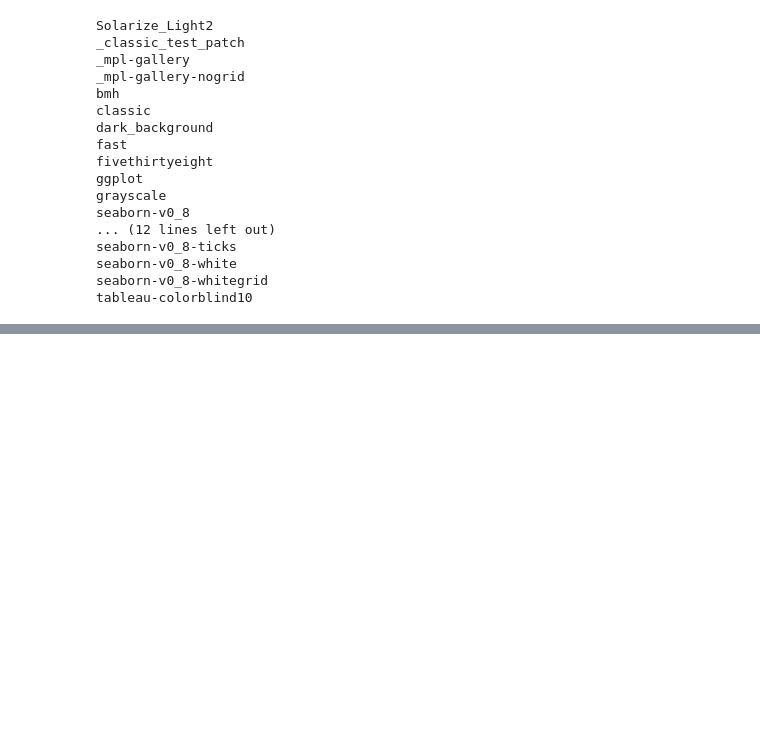
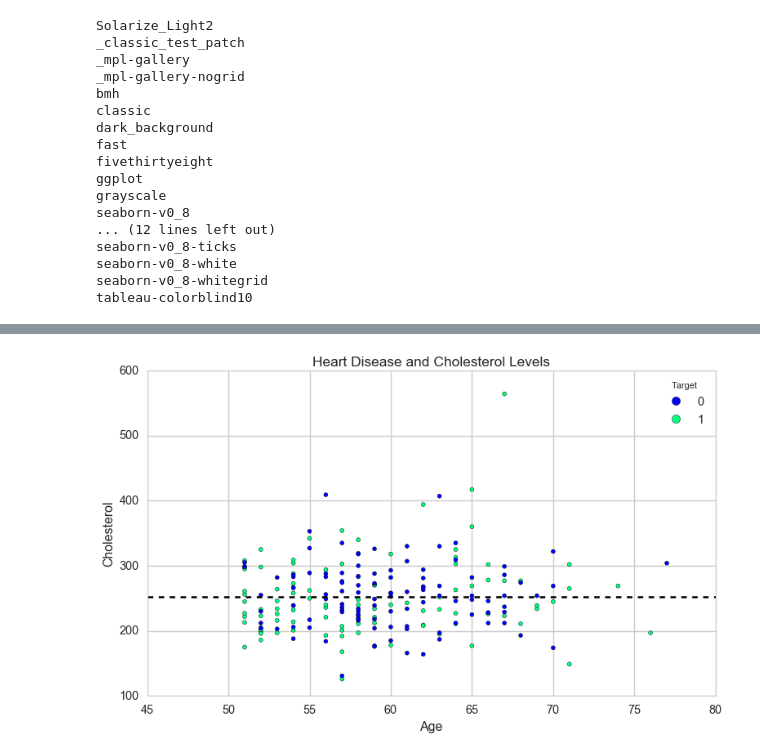
Before and after one commit to AHMAD-KHAIRI/ztm-ml-course, a Jupyter notebook: 04_matplotlib/introduction-to-matplotlib.ipynb, the cells around one changed output, grey strips where cells are left out. Saved outputs shown, nothing was run; the diff lists cells and outputs as text; code cells hidden in the pictures; blank space fills up the shorter version.

```diff
--- a/04_matplotlib/introduction-to-matplotlib.ipynb
+++ b/04_matplotlib/introduction-to-matplotlib.ipynb
@@ -1033,0 +1056,30 @@ for style in styles_available:
+# %%
+# set the style
+plt.style.use("seaborn-v0_8-whitegrid")
+
+# matplotlib OO method but from scratch
+fig, ax = plt.subplots(figsize=(10, 6))
+
+# Plot the data
+scatter = ax.scatter(x=over_50["age"],
+                     y=over_50["chol"],
+                     c=over_50["target"],
+                     cmap="winter") # this changes the color scheme
+
+# Customize the plot
+ax.set(title="Heart Disease and Cholesterol Levels",
+       xlabel="Age",
+       ylabel="Cholesterol")
+
+# Add a legend
+ax.legend(*scatter.legend_elements(), title="Target")
+# Note: Automated legend creation with .legend_elements() method
+# The asterisk unpacks the tuple returned by scatter.legend_elements(),
+# so the individual elements (handles and labels) are passed as separate arguments to ax.legend().
+
+# Add a horizontal line
+ax.axhline(over_50["chol"].mean(),
+           linestyle="--",
+           );
+# %% [output]
+[figure, added]
```
Also changed, not shown: parts of 15 cells of this notebook, 1 other file.
